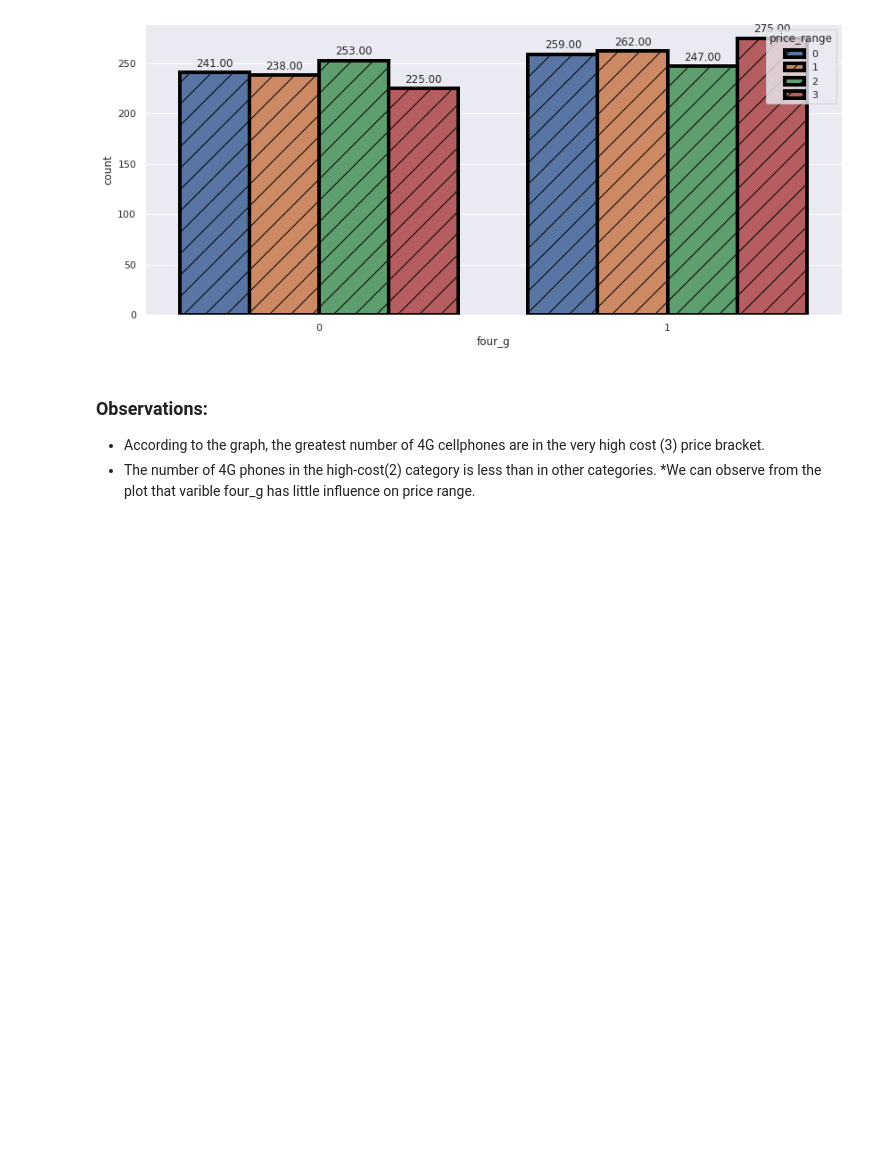
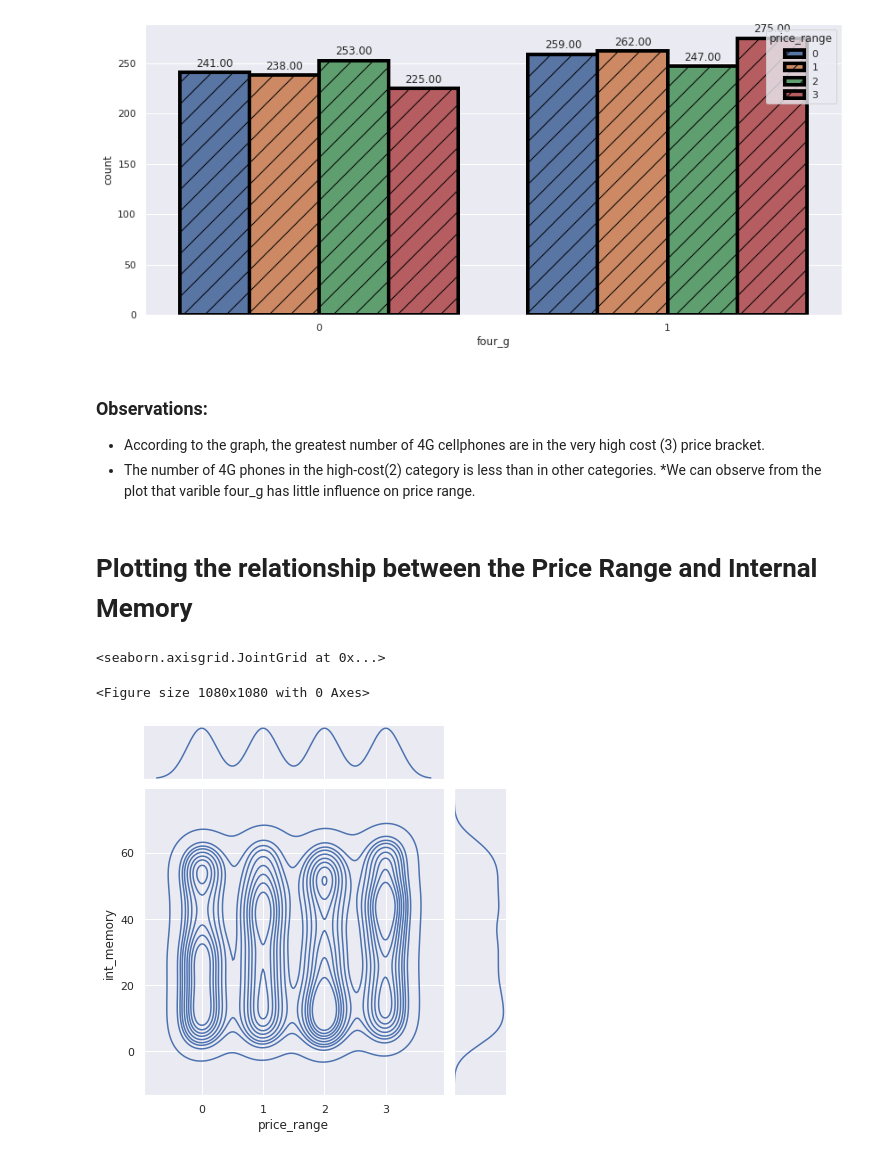
Before and after one commit to aryarajat/Mobile-Price-Range-Prediction, a Jupyter notebook: Mobile_Price_Range_Prediction.ipynb, the cells around one changed output. Drawn from its saved outputs; the diff is of its cells as text; code cells hidden in the pictures; blank space fills up the shorter version.

```diff
--- a/Mobile_Price_Range_Prediction.ipynb
+++ b/Mobile_Price_Range_Prediction.ipynb
@@ -312,3 +338,13 @@ for p in splot.patches:
 *   According to the graph, the greatest number of 4G cellphones are in the very high cost (3) price bracket.
 *   The number of 4G phones in the high-cost(2) category is less than in other categories.
 *We can observe from the plot that varible four_g has little influence on price range.
+# %% [markdown]
+# **Plotting the relationship between the Price Range and Internal Memory**
+# %%
+# Here, we plot the line plot
+plt.figure(figsize=(15,15))
+sns.jointplot(x='price_range',y='int_memory',data=mobile_df,kind='kde')
+# %% [output]
+<seaborn.axisgrid.JointGrid at 0x...>
+<Figure size 1080x1080 with 0 Axes>
+[figure, added]
```
Also changed, not shown: parts of 8 cells of this notebook.
